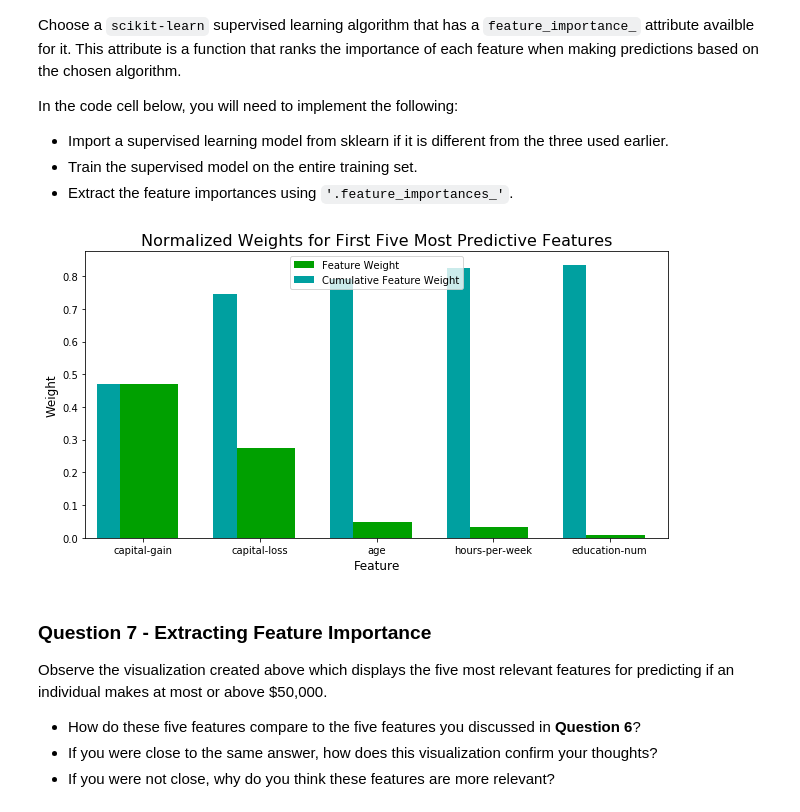
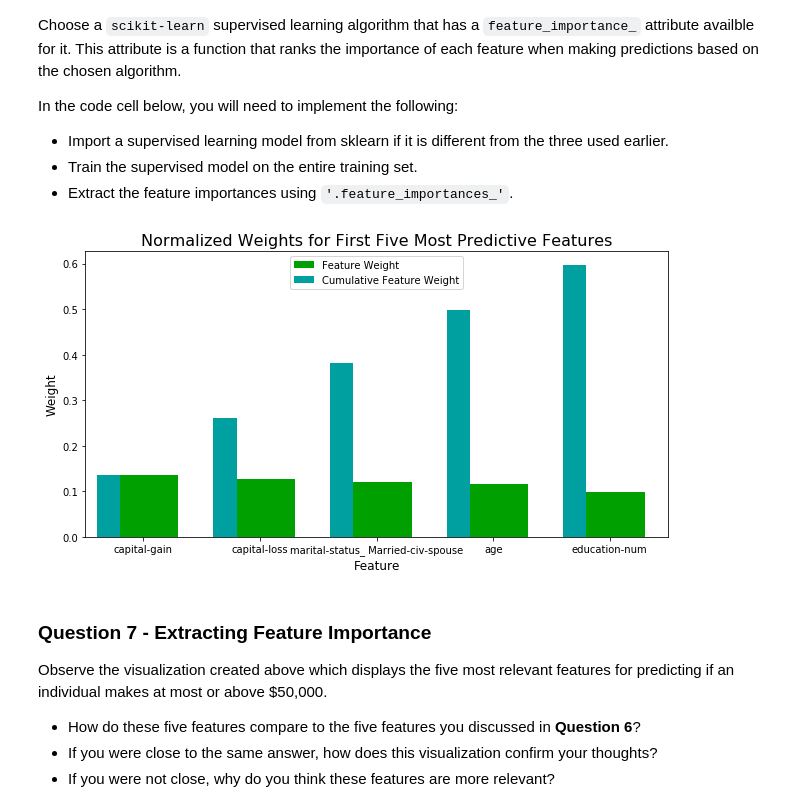
Before and after one commit to wang-zhe/Udacity-Review-Statistics, a Jupyter notebook: finding_donors.ipynb, the cells around one changed output. Cells and saved outputs as stored; diff of their text form; code cells hidden in the pictures.

```diff
--- a/finding_donors.ipynb
+++ b/finding_donors.ipynb
@@ -160,10 +160,11 @@ Additionally, as with the non-numeric features, we need to convert the non-numer
    - Set records with "<=50K" to `0` and records with ">50K" to `1`.
 # %%
 # TODO: One-hot encode the 'features_log_minmax_transform' data using pandas.get_dummies()
-features_final = pd.get_dummies(features_log_minmax_transform)
+features_final = pd.get_dummies(features_raw)
 
 # TODO: Encode the 'income_raw' data to numerical values
-income = income_raw.apply(lambda x: 1 if x == ">50K" else 0)
+from sklearn import preprocessing
+income = pd.Series(preprocessing.LabelEncoder().fit_transform(income_raw))
 
 # Print the number of features after one-hot encoding
 encoded = list(features_final.columns)
@@ -372,22 +427,22 @@ In the code cell, you will need to implement the following:
 **Note:** Depending on which algorithms you chose, the following implementation may take some time to run!
 # %%
 # TODO: Import the three supervised learning models from sklearn
-from sklearn.ensemble import RandomForestClassifier
-from sklearn.ensemble import GradientBoostingClassifier
+from sklearn.tree import DecisionTreeClassifier
+from sklearn.svm import SVC
 from sklearn.linear_model import LogisticRegression
+
 # TODO: Initialize the three models
-
-clf_A = GradientBoostingClassifier(random_state=42)
-clf_B = RandomForestClassifier(random_state=42)
-clf_C = LogisticRegression(random_state=42)
+clf_A = SVC(random_state=0)
+clf_B = DecisionTreeClassifier(random_state=0)
+clf_C = LogisticRegression(random_state=0)
 
 # TODO: Calculate the number of samples for 1%, 10%, and 100% of the training data
 # HINT: samples_100 is the entire training set i.e. len(y_train)
-# HINT: samples_10 is 10% of samples_100
-# HINT: samples_1 is 1% of samples_100
-samples_100 = len(y_train)
-samples_10 = int(len(y_train)*10/100)
-samples_1 = int(len(y_train)/100)
+# HINT: samples_10 is 10% of samples_100 (ensure to set the count of the values to be `int` and not `float`)
+# HINT: samples_1 is 1% of samples_100 (ensure to set the count of the values to be `int` and not `float`)
+samples_1 = int(X_train.shape[0]*0.01)
+samples_10 = int(X_train.shape[0]*0.1)
+samples_100 = int(X_train.shape[0])
 
 # Collect results on the learners
 results = {}
@@ -555,18 +611,18 @@ In the code cell below, you will need to implement the following:
  - Extract the feature importances using `'.feature_importances_'`.
 # %%
 # TODO: Import a supervised learning model that has 'feature_importances_'
-
+from sklearn.ensemble import GradientBoostingClassifier
 
 # TODO: Train the supervised model on the training set using .fit(X_train, y_train)
-model = AdaBoostClassifier(random_state=0,n_estimators=500).fit(X_train, y_train)
+model = GradientBoostingClassifier().fit(X_train, y_train)
 
-# TODO: Extract the feature importances
+# TODO: Extract the feature importances using .feature_importances_
 importances = model.feature_importances_
 
 # Plot
 vs.feature_plot(importances, X_train, y_train)
 # %% [output]
-[figure, old version]
+[figure, new version]
 # %% [markdown]
 ### Question 7 - Extracting Feature Importance
 
```
Also changed, not shown: parts of 20 cells of this notebook.
